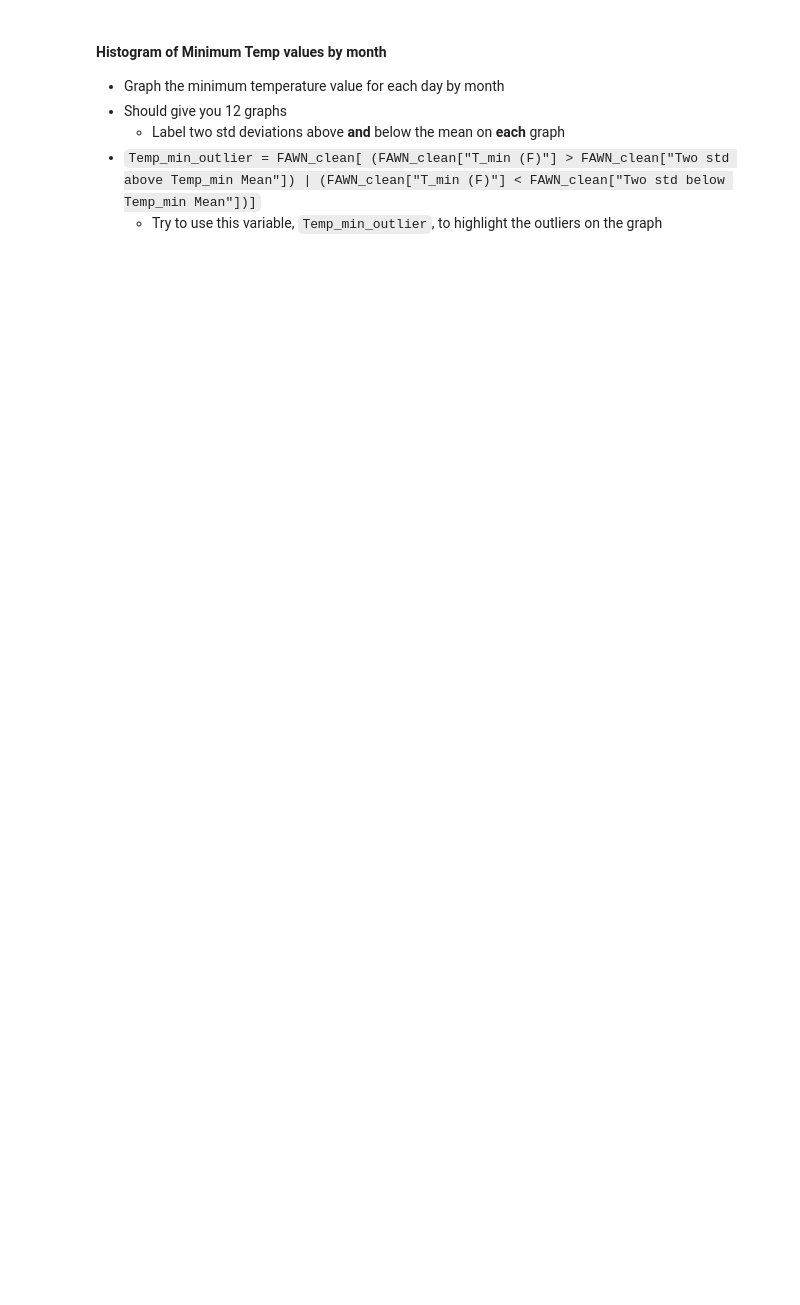
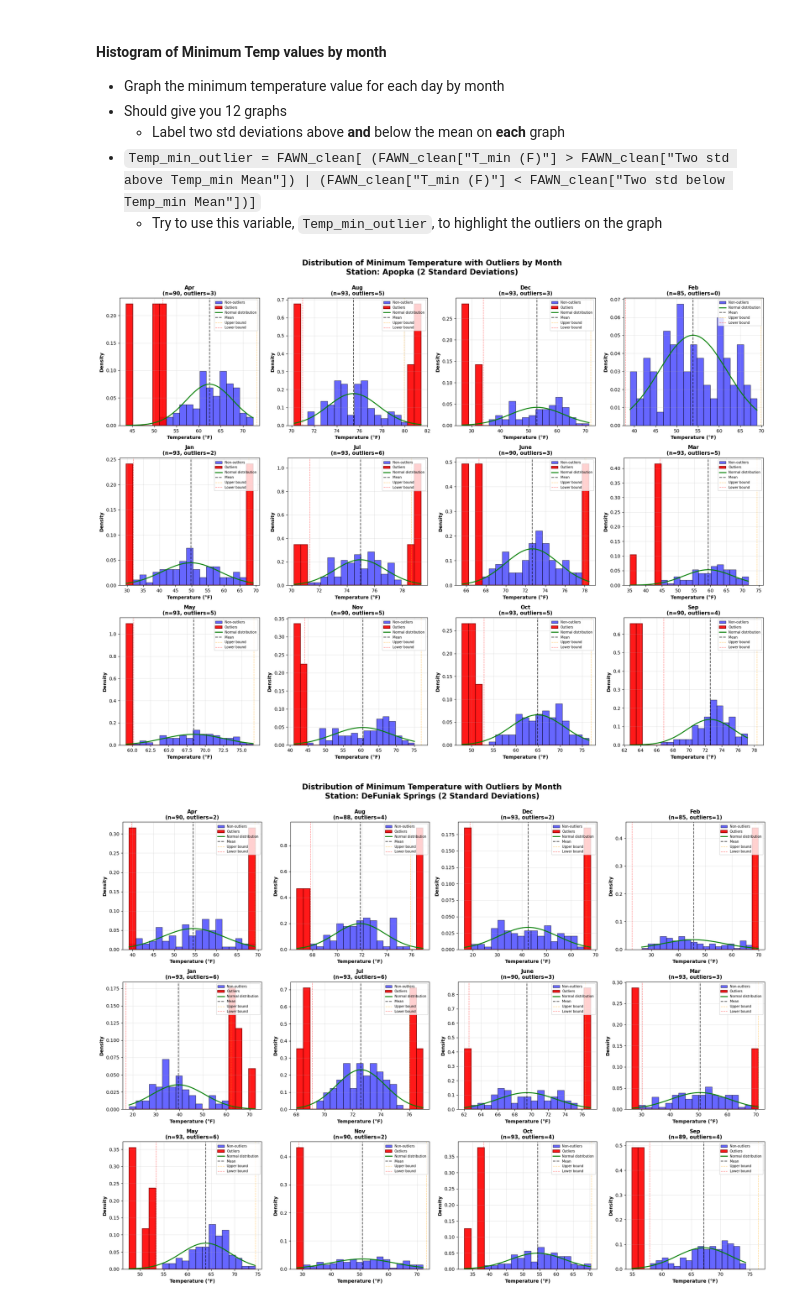
Before and after one commit to dtillman20/EDA-INSY6500-Project, a Jupyter notebook: EDA_final_project_draft.ipynb, the cells around one changed output. Drawn from its saved outputs; the diff is of its cells as text; code cells hidden in the pictures; blank space fills up the shorter version.

```diff
--- a/EDA_final_project_draft.ipynb
+++ b/EDA_final_project_draft.ipynb
@@ -460,7 +576,7 @@ FAWN_clean["Temp_min_outlier"] = (FAWN_clean["T_min (F)"] > FAWN_clean["upper_bo
 # Get unique stations and months
 stations = sorted(FAWN_clean["FAWN Station"].unique())
 months = sorted(FAWN_clean["Month"].unique())
-month_names = ["Jan", "Feb", "Mar", "Apr", "May", "Jun", "Jul", "Aug", "Sep", "Oct", "Nov", "Dec"]
+month_names = ["Apr", "Aug", "Dec", "Feb", "Jan", "Jul", "June", "Mar", "May", "Nov", "Oct", "Sep"]
 
 # Create separate figure for each station
 for station in stations:
@@ -547,30 +663,33 @@ for station in stations:
                 linestyle="--",
                 linewidth=1,
                 alpha=0.5,
                 label="Lower bound",
             )
 
             # Labels and title
             ax.set_xlabel("Temperature (°F)", fontsize=10, fontweight="bold")
             ax.set_ylabel("Density", fontsize=10, fontweight="bold")
             ax.set_title(
                 f"{month_names[idx]}\n(n={len(temp_data)}, outliers={len(outliers)})",
                 fontsize=11,
                 fontweight="bold",
             )
             ax.legend(loc="upper right", fontsize=7)
             ax.grid(True, alpha=0.3)
         else:
             # No data for this month/station combination
             ax.text(0.5, 0.5, "No Data", ha="center", va="center", fontsize=14)
             ax.set_title(f"{month_names[idx]}", fontsize=11, fontweight="bold")
 
     # Overall title for the station
     plt.suptitle(
         f"Distribution of Minimum Temperature with Outliers by Month\nStation: {station} (2 Standard Deviations)",
         fontsize=16,
         fontweight="bold",
         y=0.998,
     )
     plt.tight_layout()
     plt.show()
+# %% [output]
+[figure, added]
+[figure, added]
```
Also changed, not shown: parts of 9 cells of this notebook.
